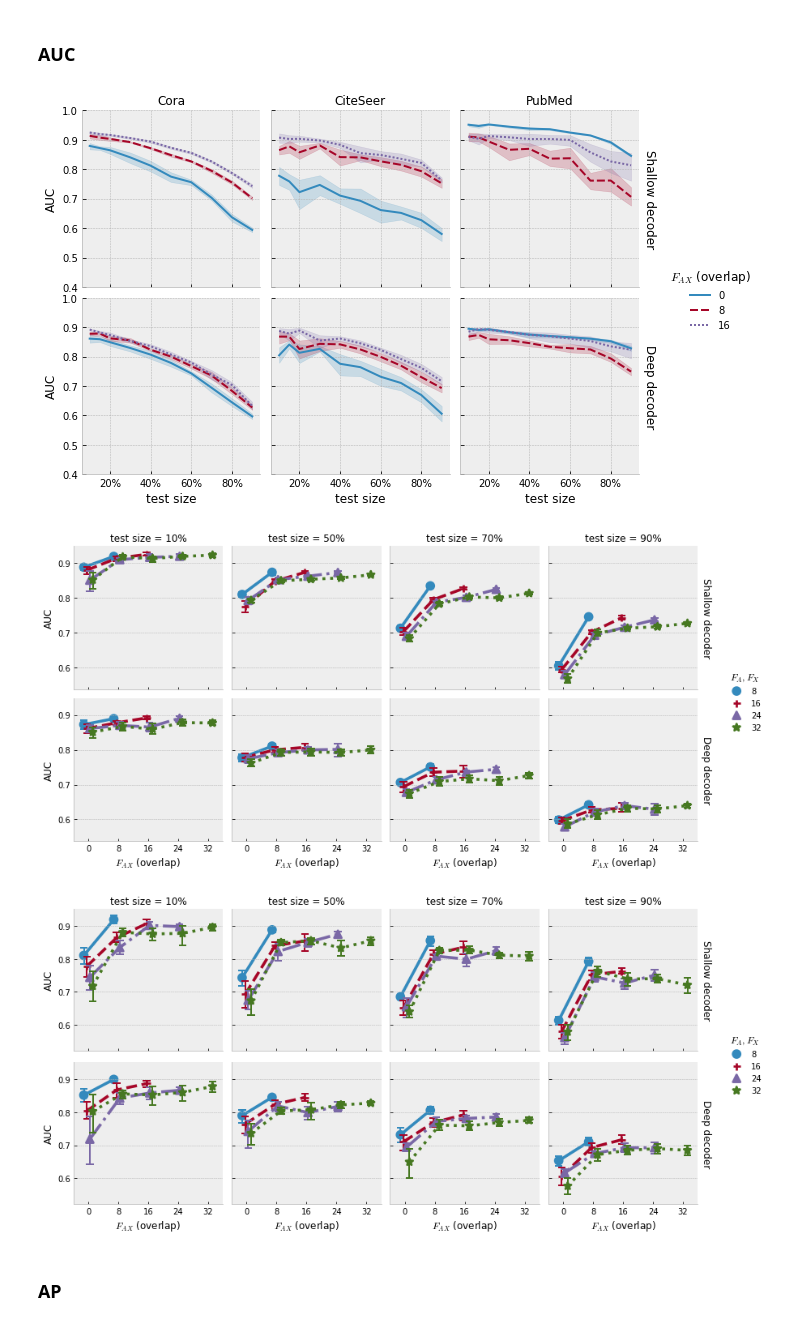
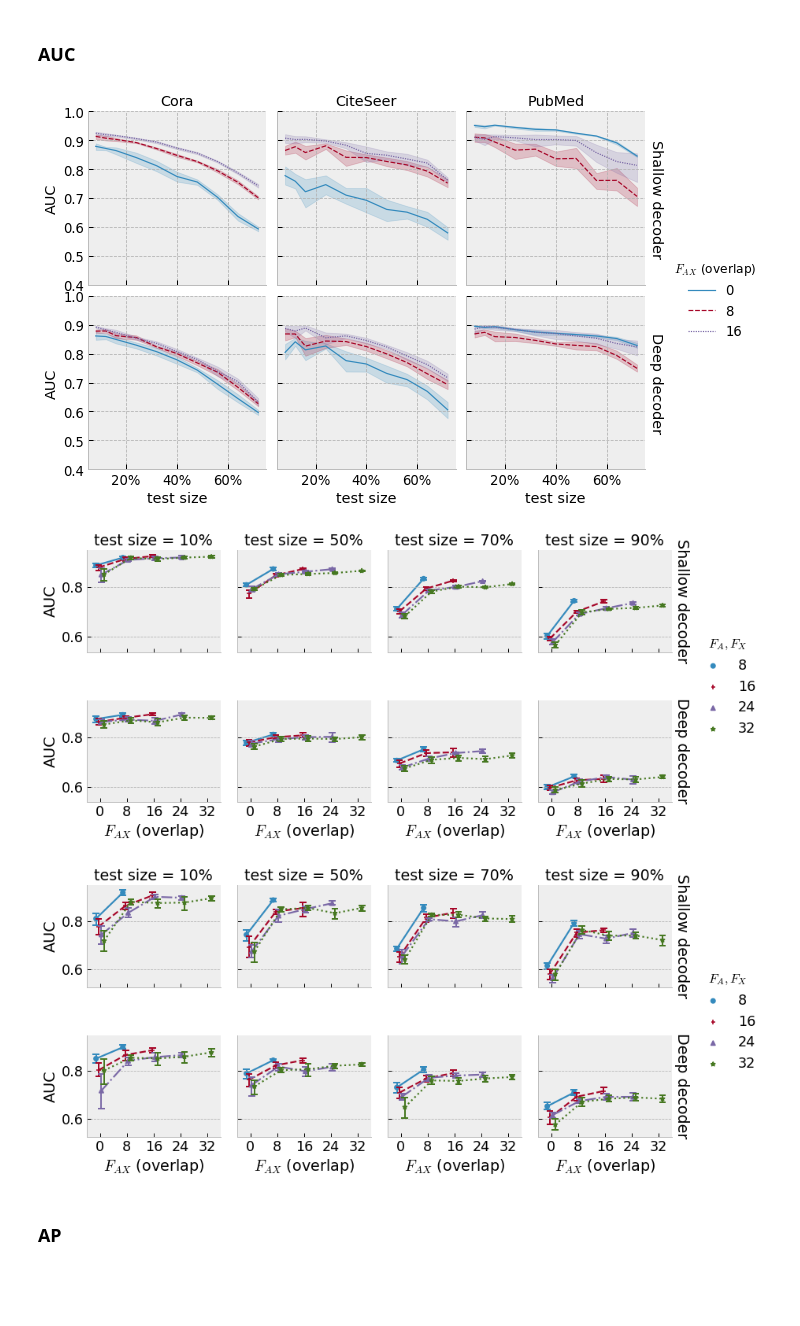
Before and after one commit to ixxi-dante/an2vec, a Jupyter notebook: julia/nc-lp-several_testprops-several_dimxieach.ipynb, the cells around one changed output. Saved outputs shown, nothing was run; the diff lists cells and outputs as text; code cells hidden in the pictures; blank space fills up the shorter version.

```diff
--- a/julia/nc-lp-several_testprops-several_dimxieach.ipynb
+++ b/julia/nc-lp-several_testprops-several_dimxieach.ipynb
@@ -10,6 +10,9 @@ import matplotlib.pyplot as plt
 import seaborn as sb
 
 plt.style.use('bmh')
+font_scale_width3 = 1.5
+font_scale_width4 = 4 * font_scale_width3 / 3
+sb.set_context('paper', font_scale=font_scale_width3)
 # %%
 threshold = 10
 
@@ -90,38 +90,39 @@ g.fig.savefig('../data/ans-mlg/an2vec-{testtype}-dataset=all-dimxieach={dimxieac
               .format(testtype=testtype, dimxieach=dimξeach, metric=metric),
               bbox_inches='tight')
 # %% [output]
-[figure, old version]
+[figure, new version]
 # %%
 testtype = 'edges'
 metric = 'AUC'
 
 datasets = ['Cora', 'CiteSeer']#, 'pubmed']
-for dataset in datasets:
-    g = sb.FacetGrid(data=results[(results.testtype == testtype) & (results.dataset == dataset) & (results.overlap != 4)],
-                     col='test size', col_order=[10, 50, 70, 90],
-                     row='decadjdeep', row_order=['Shallow', 'Deep'],
-                     sharey=True, margin_titles=True)
-    g.map_dataframe(sb.pointplot, 'overlap', metric, hue='dimξeach',
-                    linestyles=['-', '--', '-.', ':'],
-                    markers=['o', '+', '^', '*'],
-                    palette=sb.color_palette(),
-                    dodge=.3,
-                    scale=1, errwidth=2, capsize=.2)
-    g.add_legend(title='$F_A,F_X$')
-    for row in g.axes:
-        row[-1].texts = []
-    for ax in g.axes[-1]:
-        ax.set_xlabel('$F_{AX}$ (overlap)')
-    g.set_titles(col_template='{col_var} = {col_name}%', row_template='{row_name} decoder')
-    #g.fig.text(0, 1, 'dataset = {}'.format(dataset),
-    #           color='darkred', ha='left', va='center',
-    #           bbox={'edgecolor': 'darkred', 'facecolor': "#00000000"})
-    g.fig.savefig('../data/ans-mlg/an2vec-{testtype}-dataset={dataset}-dimxieach=all-metric={metric}.pdf'
-                  .format(testtype=testtype, dataset=dataset, metric=metric),
-                  bbox_inches='tight')
+with sb.plotting_context('paper', font_scale=font_scale_width4):
+    for dataset in datasets:
+        g = sb.FacetGrid(data=results[(results.testtype == testtype) & (results.dataset == dataset) & (results.overlap != 4)],
+                         col='test size', col_order=[10, 50, 70, 90],
+                         row='decadjdeep', row_order=['Shallow', 'Deep'],
+                         sharey=True, margin_titles=True)
+        g.map_dataframe(sb.pointplot, 'overlap', metric, hue='dimξeach',
+                        linestyles=['-', '--', '-.', ':'],
+                        markers=['o', '+', '^', '*'],
+                        palette=sb.color_palette(),
+                        dodge=.3,
+                        scale=1, errwidth=2, capsize=.2)
+        g.add_legend(title='$F_A,F_X$')
+        for row in g.axes:
+            row[-1].texts = []
+        for ax in g.axes[-1]:
+            ax.set_xlabel('$F_{AX}$ (overlap)')
+        g.set_titles(col_template='{col_var} = {col_name}%', row_template='{row_name} decoder')
+        #g.fig.text(0, 1, 'dataset = {}'.format(dataset),
+        #           color='darkred', ha='left', va='center',
+        #           bbox={'edgecolor': 'darkred', 'facecolor': "#00000000"})
+        g.fig.savefig('../data/ans-mlg/an2vec-{testtype}-dataset={dataset}-dimxieach=all-metric={metric}.pdf'
+                      .format(testtype=testtype, dataset=dataset, metric=metric),
+                      bbox_inches='tight')
 # %% [output]
-[figure, old version]
+[figure, new version]
-[figure, old version]
+[figure, new version]
 # %% [markdown]
 ### AP
 # %%
```
Also changed, not shown: parts of 12 cells of this notebook, 16 other files.
